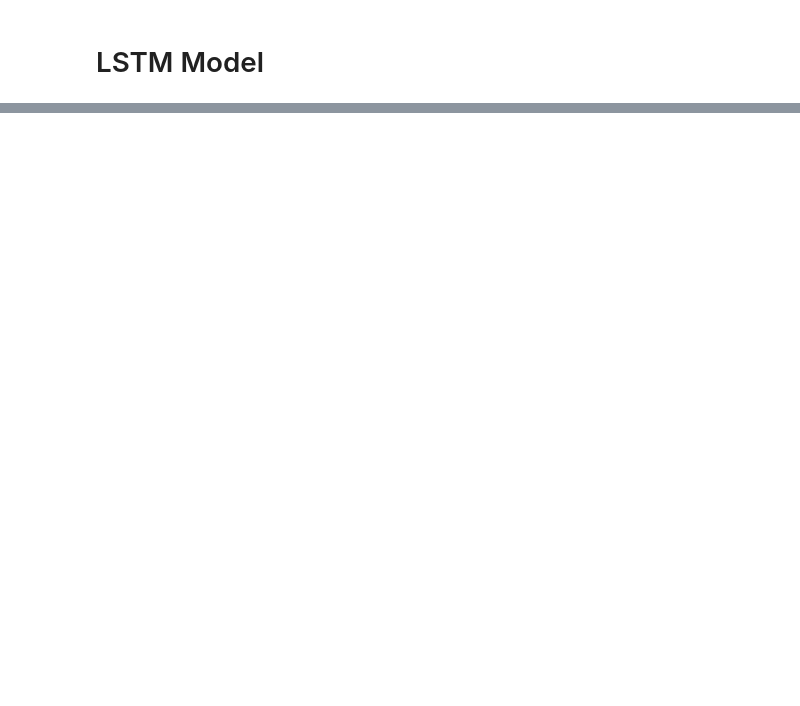
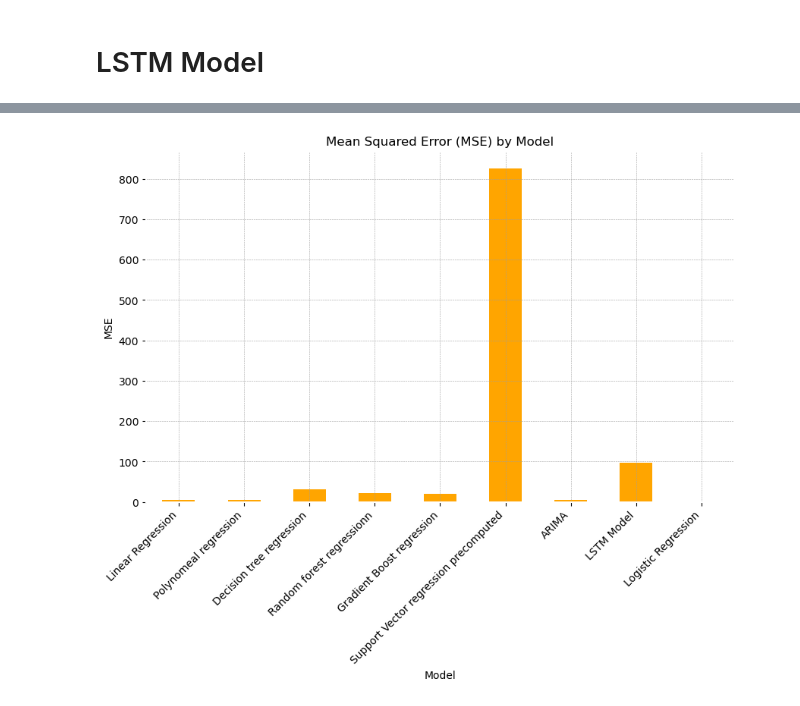
Before and after one commit to swarnim1/Final_Project, a Jupyter notebook: main.ipynb, the cells around one changed output, grey strips where cells are left out. Saved outputs shown, nothing was run; the diff lists cells and outputs as text; code cells hidden in the pictures; blank space fills up the shorter version.

```diff
--- a/main.ipynb
+++ b/main.ipynb
@@ -562,0 +635,11 @@ results
+# %%
+# Bar plot for MSE
+plt.figure(figsize=(10, 6))
+results_df['mse'].plot(kind='bar', color='orange')
+plt.title('Mean Squared Error (MSE) by Model')
+plt.ylabel('MSE')
+plt.xlabel('Model')
+plt.xticks(rotation=45, ha="right")
+plt.show()
+# %% [output]
+[figure, added]
```
Also changed, not shown: parts of 29 cells of this notebook.
